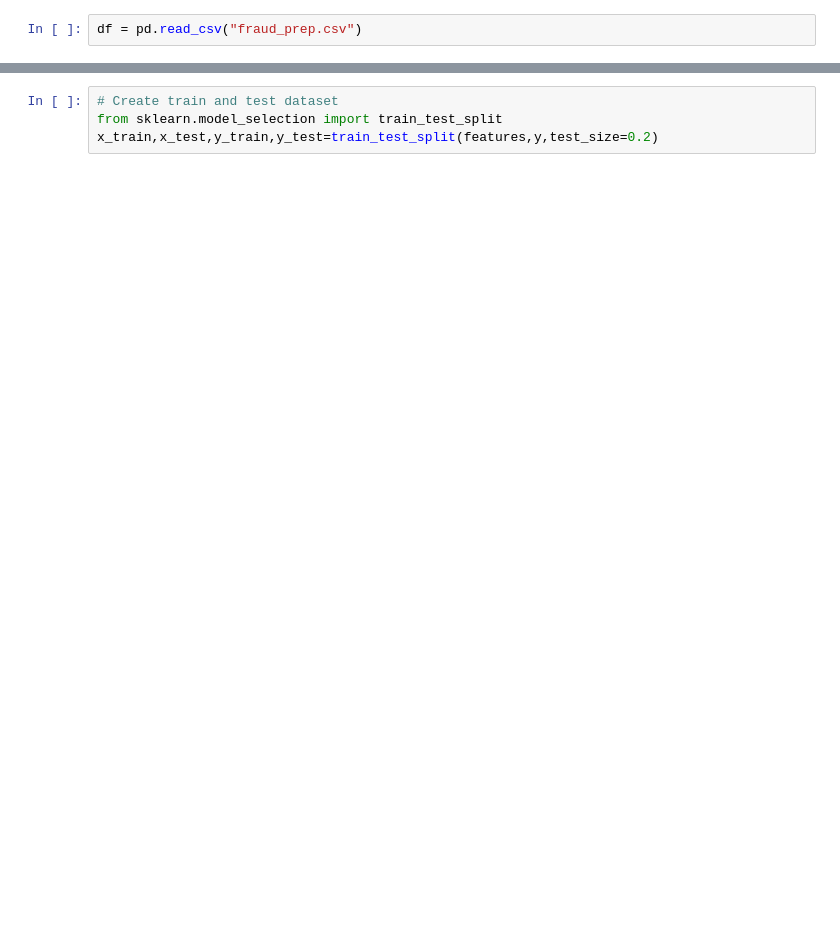
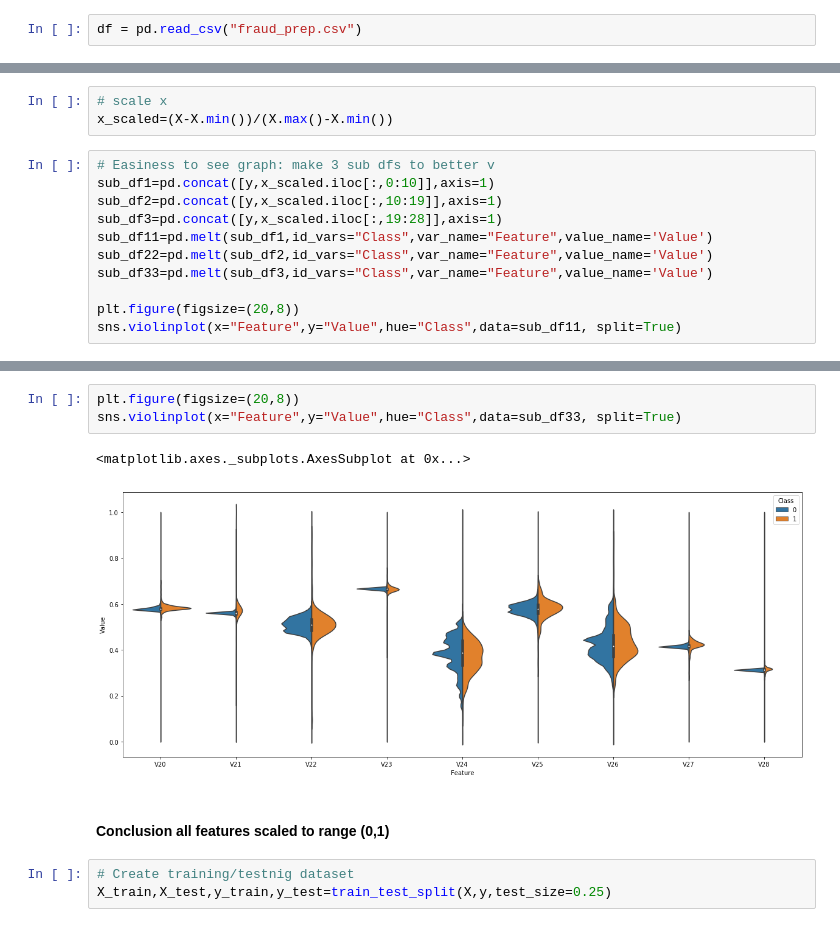
Before and after one commit to rayguang/brain, a Jupyter notebook: tasks/classification/Fraud Classification Neural Networks.ipynb, the cells around one changed output, grey strips where cells are left out. Saved outputs shown, nothing was run; the diff lists cells and outputs as text; blank space fills up the shorter version.

```diff
--- a/tasks/classification/Fraud Classification Neural Networks.ipynb
+++ b/tasks/classification/Fraud Classification Neural Networks.ipynb
@@ -18,0 +53,14 @@ features["Amount"]=(features["Amount"]-features["Amount"].mean())/features["Amou
+# %%
+# scale x
+x_scaled=(X-X.min())/(X.max()-X.min())
+# %%
+# Easiness to see graph: make 3 sub dfs to better v
+sub_df1=pd.concat([y,x_scaled.iloc[:,0:10]],axis=1)
+sub_df2=pd.concat([y,x_scaled.iloc[:,10:19]],axis=1)
+sub_df3=pd.concat([y,x_scaled.iloc[:,19:28]],axis=1)
+sub_df11=pd.melt(sub_df1,id_vars="Class",var_name="Feature",value_name='Value')
+sub_df22=pd.melt(sub_df2,id_vars="Class",var_name="Feature",value_name='Value')
+sub_df33=pd.melt(sub_df3,id_vars="Class",var_name="Feature",value_name='Value')
+
+plt.figure(figsize=(20,8))
+sns.violinplot(x="Feature",y="Value",hue="Class",data=sub_df11, split=True)
@@ -19,4 +76,11 @@ features["Amount"]=(features["Amount"]-features["Amount"].mean())/features["Amou
+# %%
+plt.figure(figsize=(20,8))
+sns.violinplot(x="Feature",y="Value",hue="Class",data=sub_df33, split=True)
+# %% [output]
+<matplotlib.axes._subplots.AxesSubplot at 0x...>
+[figure, added]
+# %% [markdown]
+#### Conclusion all features scaled to range (0,1)
 # %%
-# Create train and test dataset
-from sklearn.model_selection import train_test_split
-x_train,x_test,y_train,y_test=train_test_split(features,y,test_size=0.2)
+# Create training/testnig dataset
+X_train,X_test,y_train,y_test=train_test_split(X,y,test_size=0.25)
```
Also changed, not shown: parts of 18 cells of this notebook, 1 other file.
